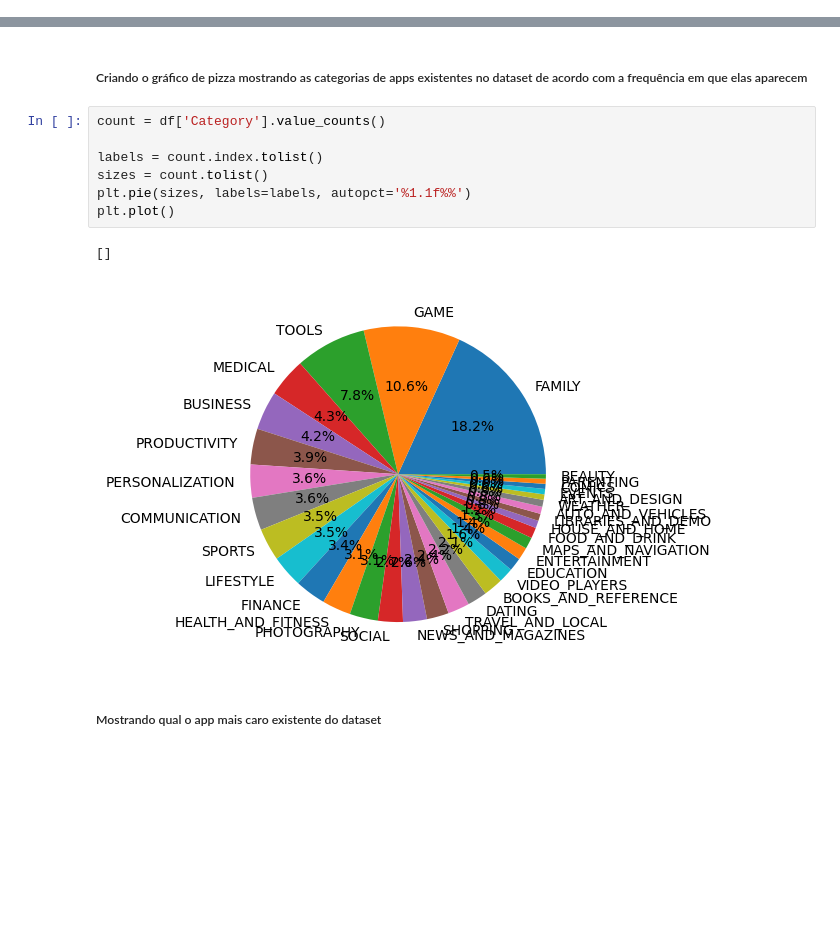
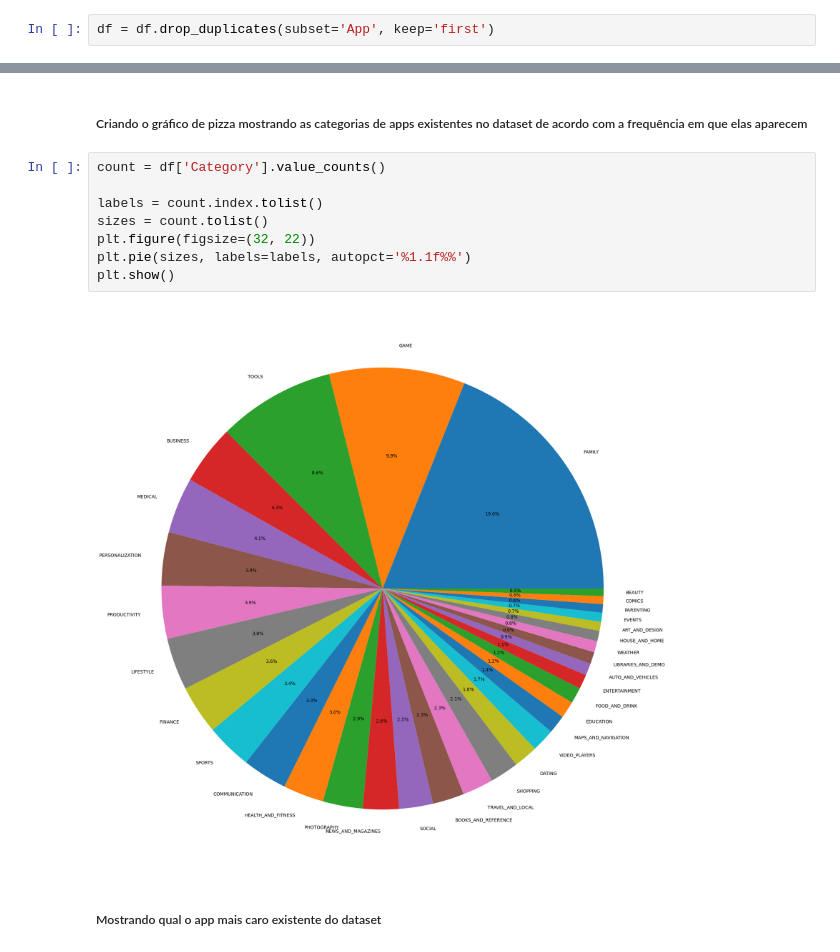
Before and after one commit to Rafaapsantos/CompassUol_Programa_de_bolsas, a Jupyter notebook: Sprint 3/Desafios/desafio.ipynb, the cells around one changed output, grey strips where cells are left out. Cells and saved outputs as stored; diff of their text form; blank space fills up the shorter version.

```diff
--- a/Sprint 3/Desafios/desafio.ipynb
+++ b/Sprint 3/Desafios/desafio.ipynb
@@ -49,3 +51,5 @@ df['Installs'] = df['Installs'].apply(converte_coluna_para_int)
+# %%
+df = df.drop_duplicates(subset='App', keep='first')
 # %% [markdown]
 ##### Criando o gráfico de barras contendo os top 5 apps por número de instalação
 # %%
@@ -69,13 +73,13 @@ plt.show()
 # %%
 count = df['Category'].value_counts()
 
 labels = count.index.tolist()
 sizes = count.tolist()
+plt.figure(figsize=(32, 22))
 plt.pie(sizes, labels=labels, autopct='%1.1f%%')
-plt.plot()
+plt.show()
 # %% [output]
-[]
-[figure, old version]
+[figure, new version]
 # %% [markdown]
 ##### Mostrando qual o app mais caro existente do dataset
 # %% [markdown]
```
Also changed, not shown: parts of 19 cells of this notebook, 20 other files.
